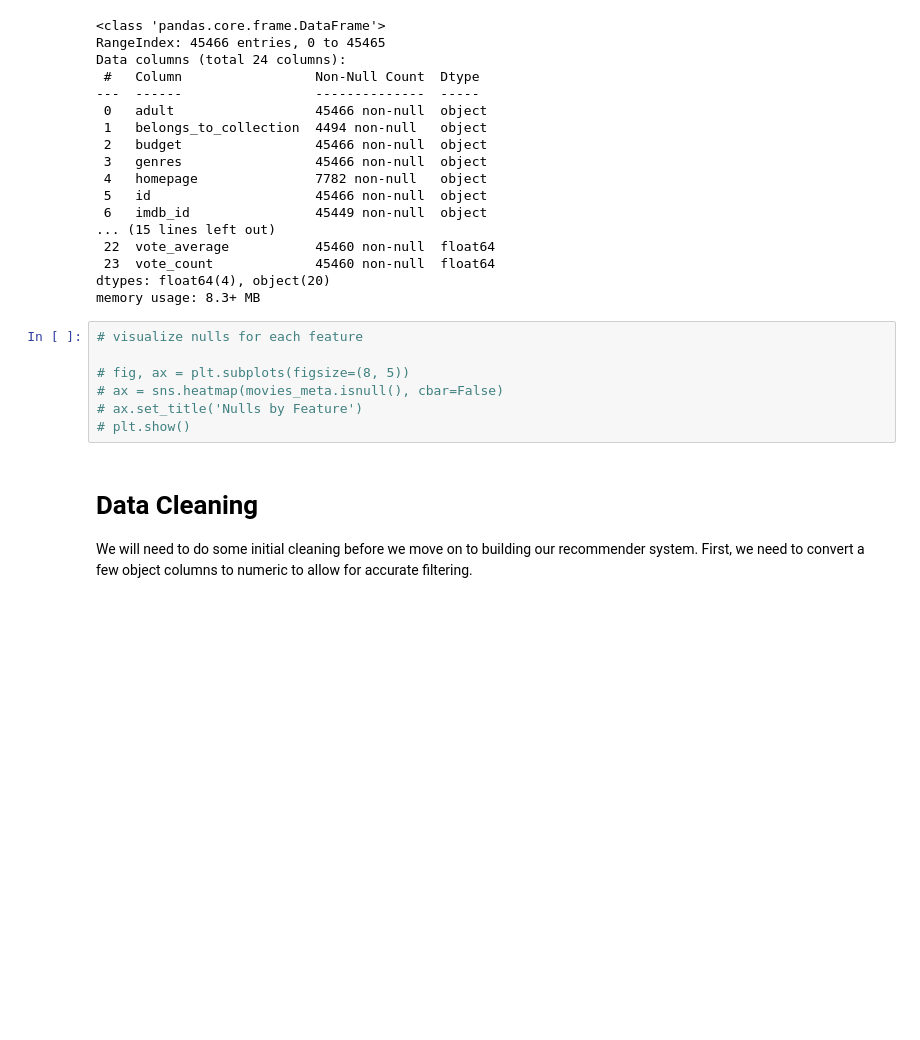
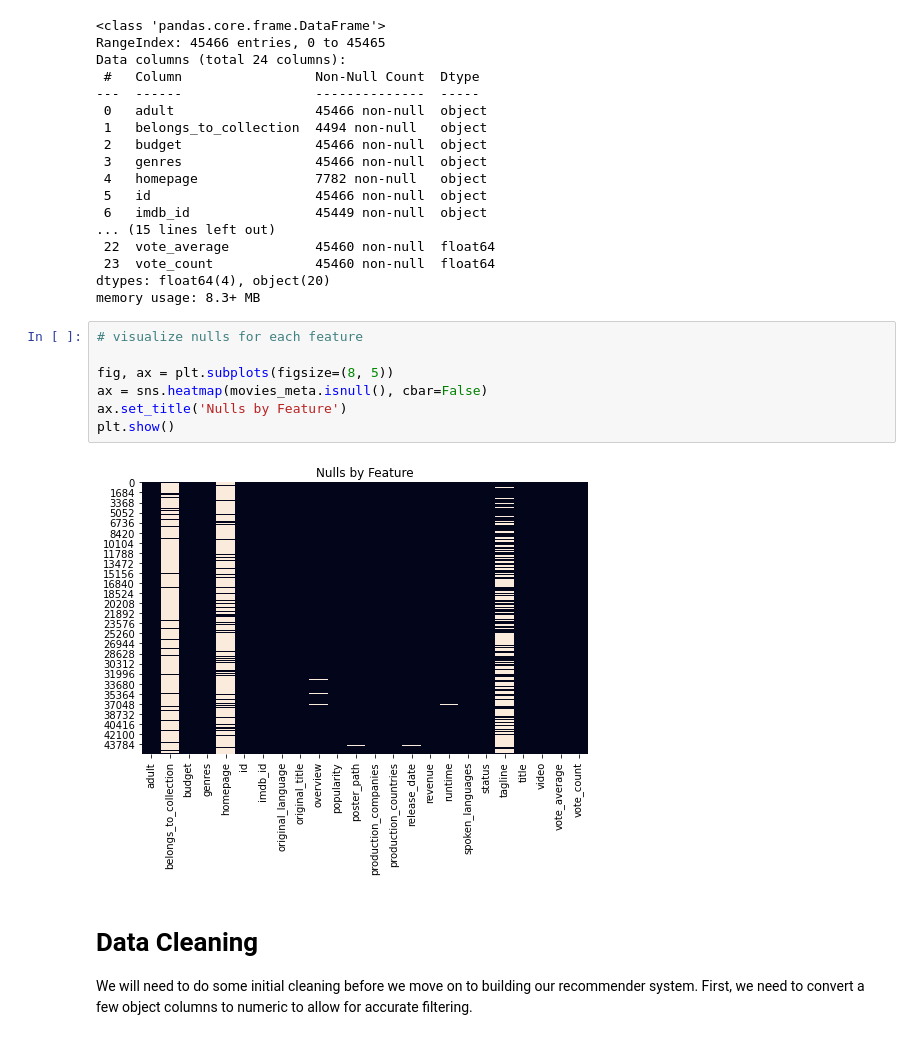
Before and after one commit to RekaCodes/recommender-system-python, a Jupyter notebook: recommender_analysis.ipynb, the cells around one changed output. Drawn from its saved outputs; the diff is of its cells as text; blank space fills up the shorter version.

```diff
--- a/recommender_analysis.ipynb
+++ b/recommender_analysis.ipynb
@@ -46,10 +47,12 @@ memory usage: 8.3+ MB
 # %%
 # visualize nulls for each feature
 
-# fig, ax = plt.subplots(figsize=(8, 5))
-# ax = sns.heatmap(movies_meta.isnull(), cbar=False)
-# ax.set_title('Nulls by Feature')
-# plt.show()
+fig, ax = plt.subplots(figsize=(8, 5))
+ax = sns.heatmap(movies_meta.isnull(), cbar=False)
+ax.set_title('Nulls by Feature')
+plt.show()
+# %% [output]
+[figure, added]
 # %% [markdown]
 # Data Cleaning
 We will need to do some initial cleaning before we move on to building our recommender system. First, we need to convert a few object columns to numeric to allow for accurate filtering.
```
Also changed, not shown: parts of 5 cells of this notebook, 1 other file.
